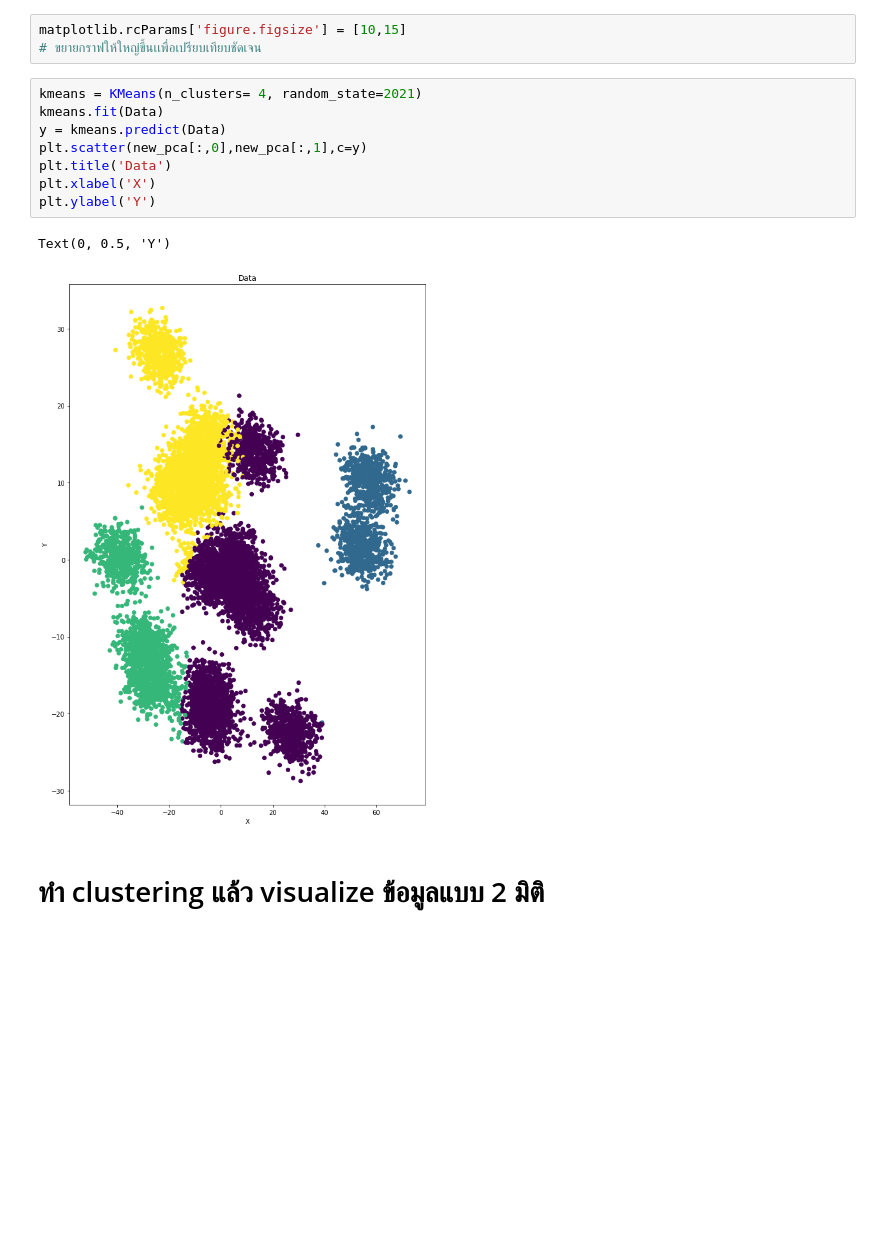
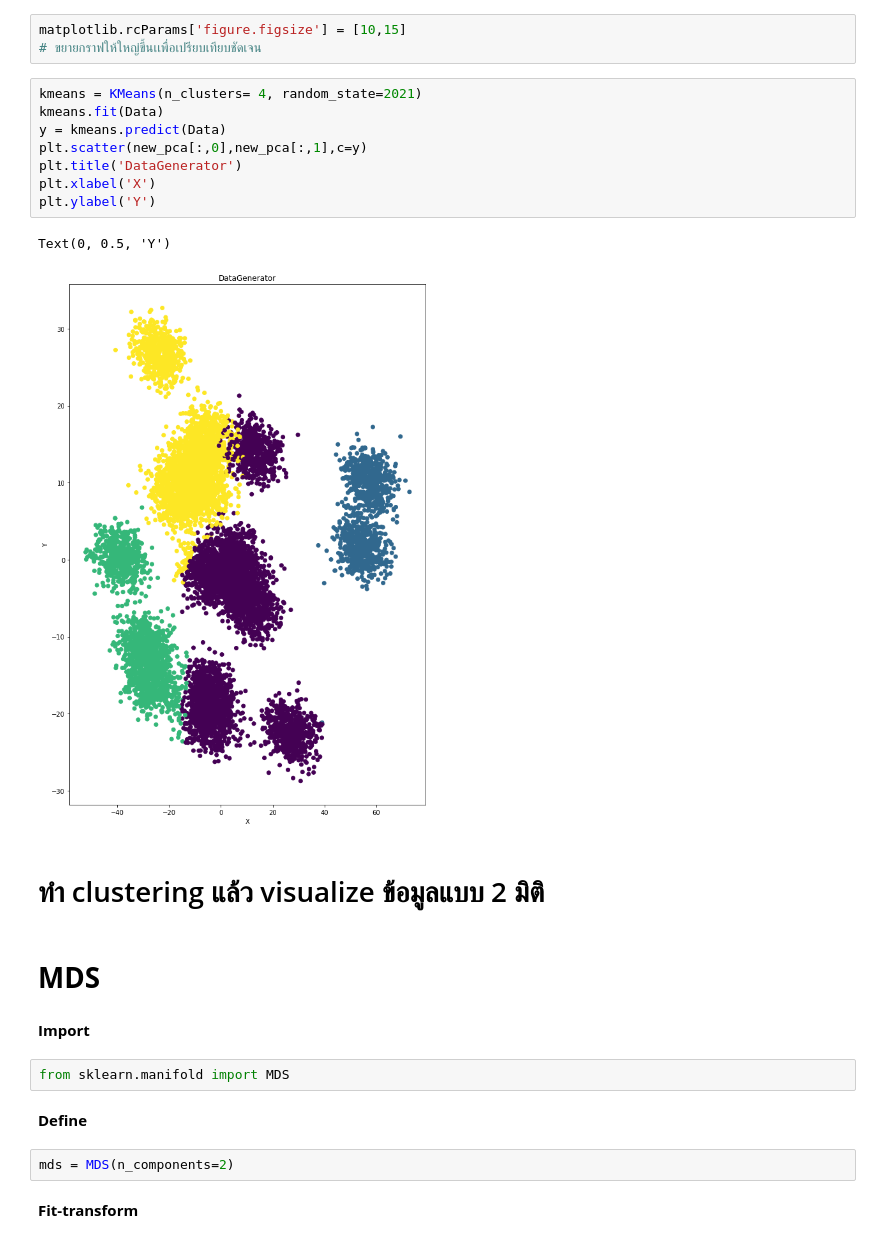
Before and after one commit to Jittiya/multivariate, a Jupyter notebook: Multivariate_Exam.ipynb, the cells around one changed output. Drawn from its saved outputs; the diff is of its cells as text; blank space fills up the shorter version.

```diff
--- a/Multivariate_Exam.ipynb
+++ b/Multivariate_Exam.ipynb
@@ -322,13 +322,25 @@ matplotlib.rcParams['figure.figsize'] = [10,15]
 # %%
 kmeans = KMeans(n_clusters= 4, random_state=2021)
 kmeans.fit(Data)
 y = kmeans.predict(Data)
 plt.scatter(new_pca[:,0],new_pca[:,1],c=y)
-plt.title('Data')
+plt.title('DataGenerator')
 plt.xlabel('X')
 plt.ylabel('Y')
 # %% [output]
 Text(0, 0.5, 'Y')
-[figure, old version]
+[figure, new version]
 # %% [markdown]
 # ทำ clustering แล้ว visualize ข้อมูลแบบ 2 มิติ
+# %% [markdown]
+# **MDS**
+# %% [markdown]
+**Import**
+# %%
+from sklearn.manifold import MDS
+# %% [markdown]
+**Define**
+# %%
+mds = MDS(n_components=2)
+# %% [markdown]
+**Fit-transform**
```
Also changed, not shown: parts of 13 cells of this notebook.
